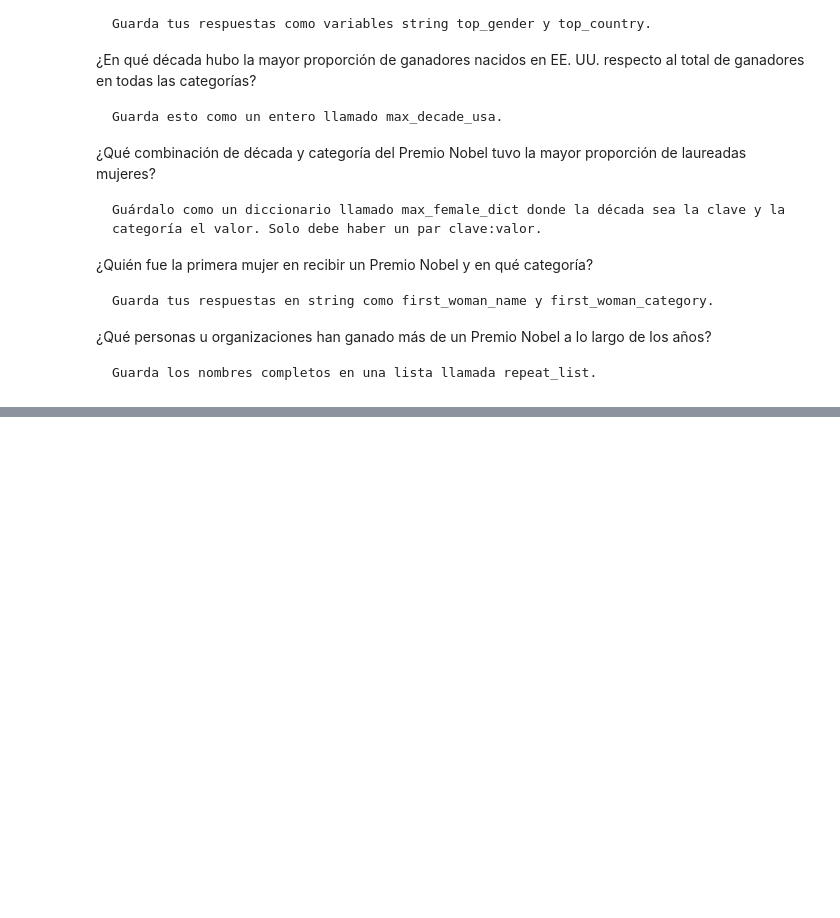
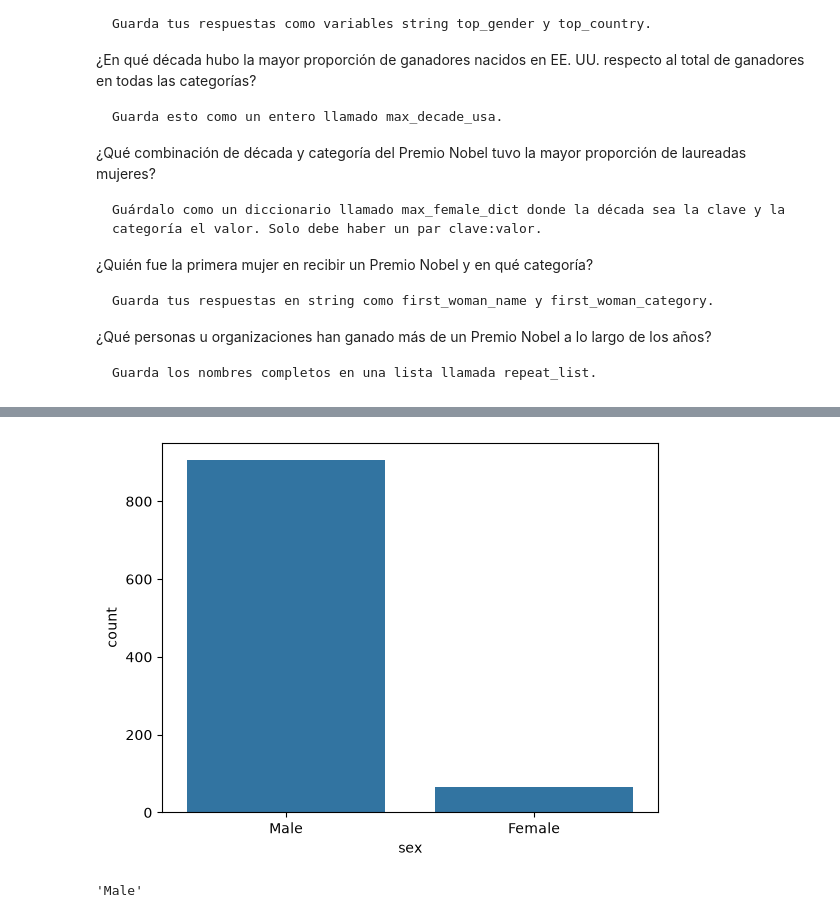
Before and after one commit to MapacheTech/proyectoNobel, a Jupyter notebook: proyectoPremioNobel.ipynb, the cells around one changed output, grey strips where cells are left out. Drawn from its saved outputs; the diff is of its cells as text; code cells hidden in the pictures; blank space fills up the shorter version.

```diff
--- a/proyectoPremioNobel.ipynb
+++ b/proyectoPremioNobel.ipynb
@@ -99,0 +108,12 @@ plt.show()
+# %%
+conteo_genero = nobel['sex'].value_counts()
+
+sns.countplot(x=nobel['sex'])
+# %% [output]
+[figure, added]
+# %%
+top_gender = nobel['sex'].value_counts().idxmax()
+
+top_gender
+# %% [output]
+'Male'
```
Also changed, not shown: parts of 3 cells of this notebook.
